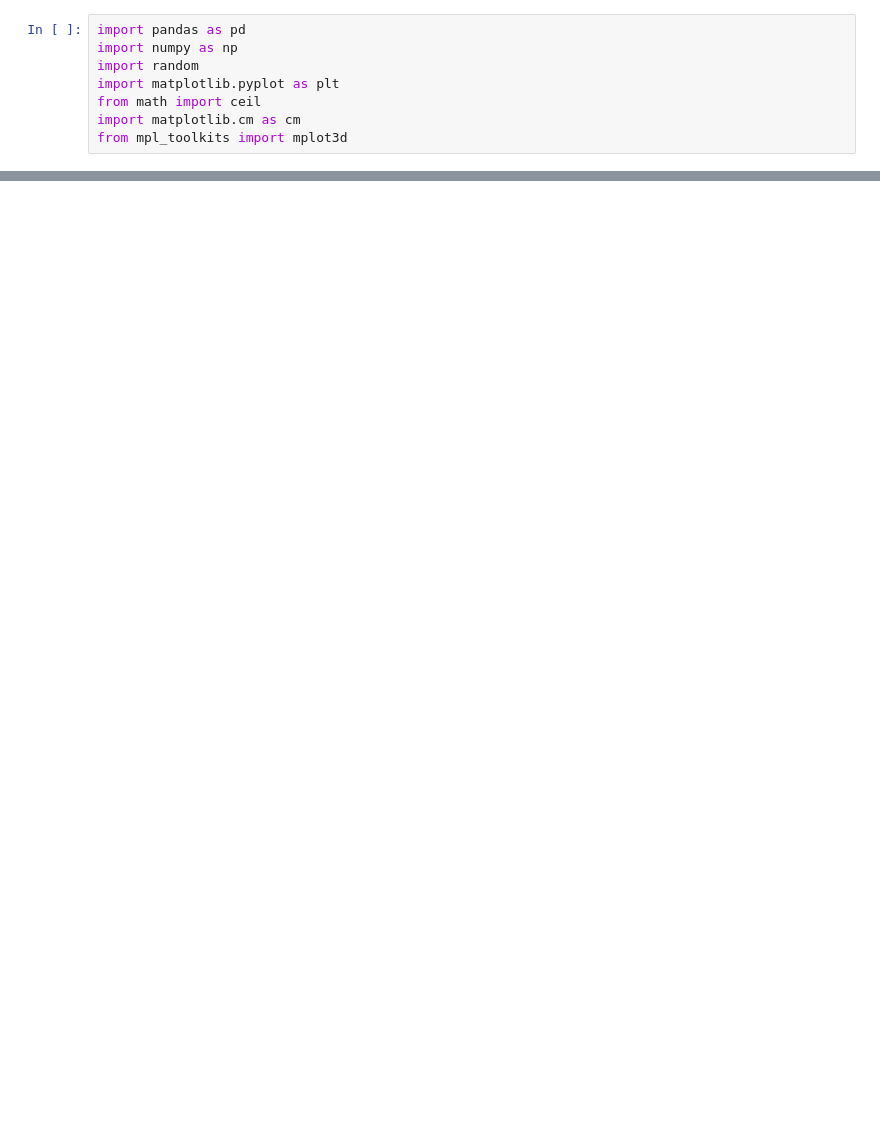
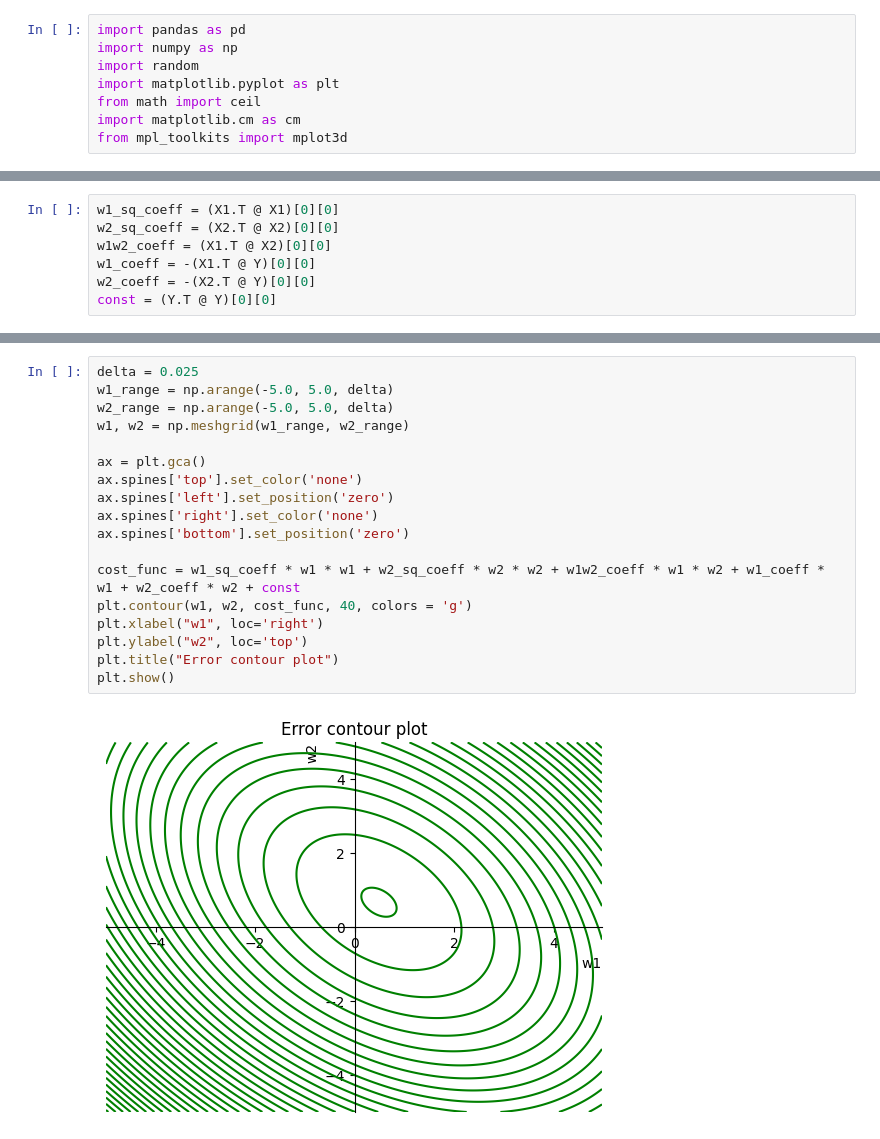
Before and after one commit to mokshith002/FODS-Assignment-1, a Jupyter notebook: 1C.ipynb, the cells around one changed output, grey strips where cells are left out. Cells and saved outputs as stored; diff of their text form; blank space fills up the shorter version.

```diff
--- a/1C.ipynb
+++ b/1C.ipynb
@@ -18,0 +48,7 @@ Y = Y.reshape([len(Y), 1])
+# %%
+w1_sq_coeff = (X1.T @ X1)[0][0]
+w2_sq_coeff = (X2.T @ X2)[0][0]
+w1w2_coeff = (X1.T @ X2)[0][0]
+w1_coeff = -(X1.T @ Y)[0][0]
+w2_coeff = -(X2.T @ Y)[0][0]
+const = (Y.T @ Y)[0][0]
@@ -29,0 +67,20 @@ Z = (Z1 - Z2) * 2
+# %%
+delta = 0.025
+w1_range = np.arange(-5.0, 5.0, delta)
+w2_range = np.arange(-5.0, 5.0, delta)
+w1, w2 = np.meshgrid(w1_range, w2_range)
+
+ax = plt.gca()
+ax.spines['top'].set_color('none')
+ax.spines['left'].set_position('zero')
+ax.spines['right'].set_color('none')
+ax.spines['bottom'].set_position('zero')
+
+cost_func = w1_sq_coeff * w1 * w1 + w2_sq_coeff * w2 * w2 + w1w2_coeff * w1 * w2 + w1_coeff * w1 + w2_coeff * w2 + const
+plt.contour(w1, w2, cost_func, 40, colors = 'g')
+plt.xlabel("w1", loc='right')
+plt.ylabel("w2", loc='top')
+plt.title("Error contour plot")
+plt.show()
+# %% [output]
+[figure, added]
```
Also changed, not shown: parts of 26 cells of this notebook.
